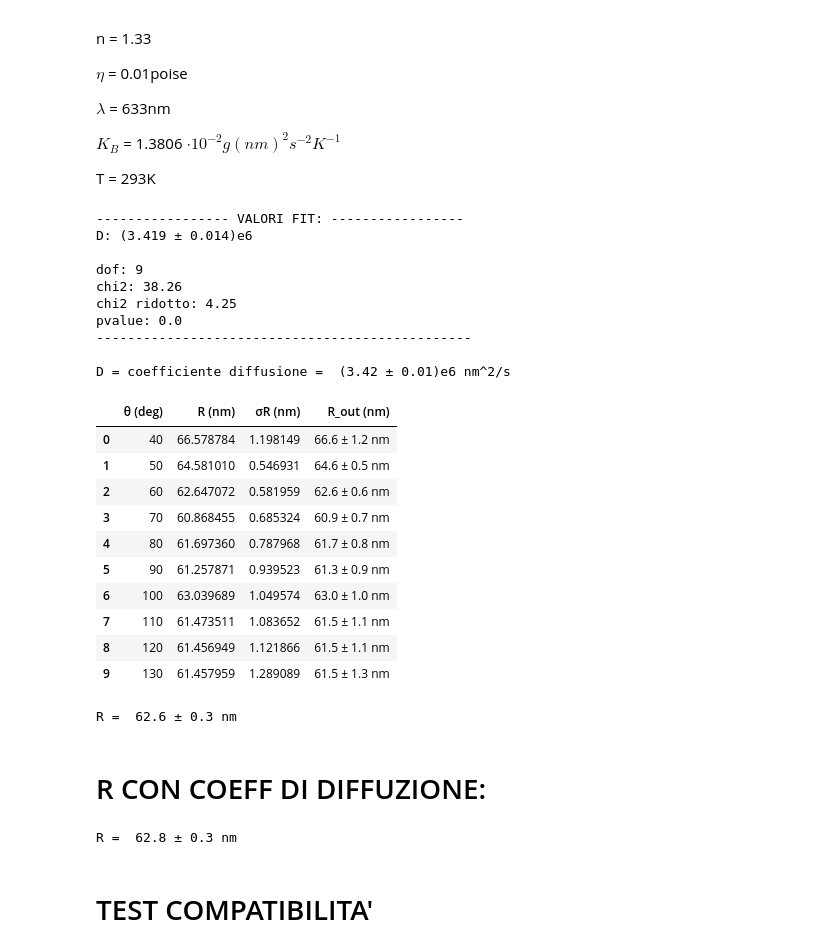
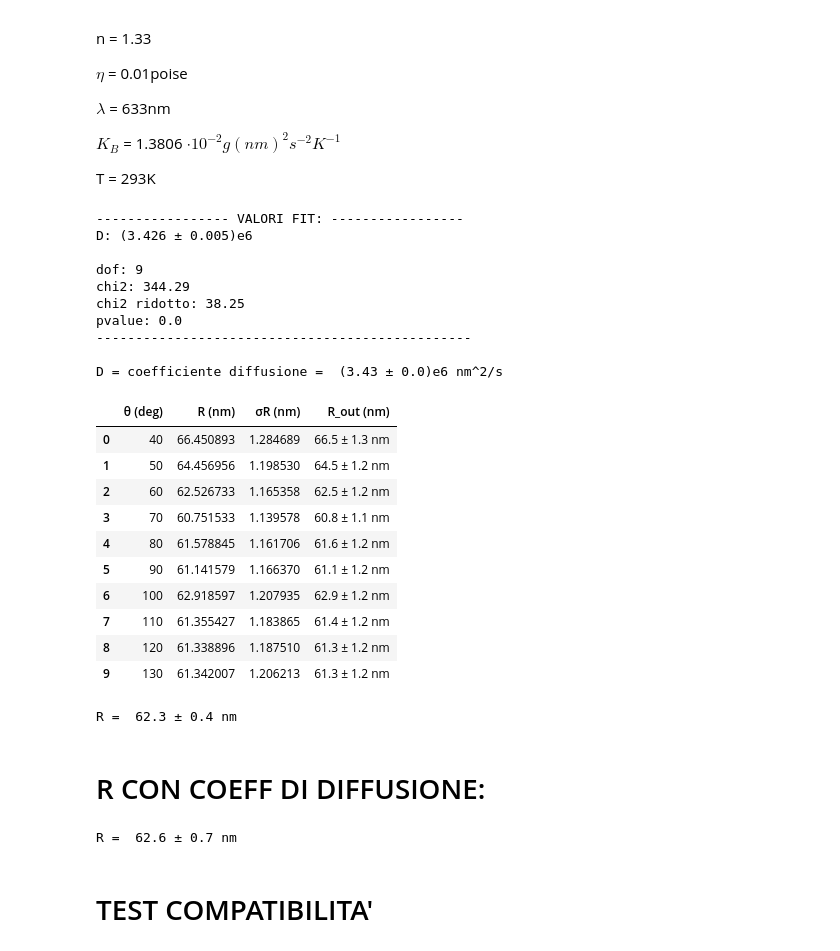
Before and after one commit to chiara22codini/LaboratorioBiofisica, a Jupyter notebook: SCATTERING/theta 2.ipynb, the cells around one changed output. Drawn from its saved outputs; the diff is of its cells as text; code cells hidden in the pictures.

```diff
--- a/SCATTERING/theta 2.ipynb
+++ b/SCATTERING/theta 2.ipynb
@@ -46,7 +46,7 @@ for θ in TETA:
     # print(read.columns[2:12])
 
     read = read[(read['Lag [ms]'] >= 0.1) & (read['Lag [ms]'] <= 10)]
-    read['std'] = read.loc[:, read.columns[2:12]].std(axis=1) # / np.sqrt(10 - 1)
+    read['std'] = read.loc[:, read.columns[2:12]].std(axis=1) / np.sqrt(10 - 1)
 
     t = read['Lag [ms]'].to_numpy()/1000
     g = read['Average'].to_numpy()
@@ -69,10 +69,13 @@ TETA = np.array(TETA)
 # plt.show()
 # %%
 # Constants
-n = 1.3317 # index of refraction
+n = 1.33 # index of refraction
+sigman = 0.01 # uncertainty of the index of refraction
 η = 10**-9  # g/(nm*s) viscosity of water
-λ = 633  # nm wavelength of the laser
+sigmaη = 0.01 * 10**-9  # uncertainty of the viscosity of water
+λ = 632.8  # nm wavelength of the laser
 T = 293  # K temperature
+sigmaT = 1  # K uncertainty of the temperature
 KB = 1.3806e-2  # g (nm)^2 / s^2 K boltzmann constant
 # %% [markdown]
 # INTERPOLAZIONE
@@ -259,15 +262,15 @@ D,σD = gammatetafit.values['D'],gammatetafit.errors['D']
 print('D = coefficiente diffusione = ',final_val(D,σD,2,exp=6,udm='nm^2/s'))
 # %% [output]
 ----------------- VALORI FIT: -----------------
-D: (3.419 ± 0.014)e6
+D: (3.426 ± 0.005)e6
 
 dof: 9
-chi2: 38.26
-chi2 ridotto: 4.25
+chi2: 344.29
+chi2 ridotto: 38.25
 pvalue: 0.0
 ------------------------------------------------
 
-D = coefficiente diffusione =  (3.42 ± 0.01)e6 nm^2/s
+D = coefficiente diffusione =  (3.43 ± 0.0)e6 nm^2/s
 # %%
 # plot fit gamma teta
 
@@ -331,34 +334,38 @@ fig.show()
 # %%
 def calculate_R(gamma, theta):
     theta_rad = np.radians(theta)
     R = (16 * np.pi * n**2 * T * KB * np.sin(theta_rad / 2)**2) / (3 * η * λ**2 * gamma)
     return R
 
-def calculate_sigma_R(gamma, sigma_gamma, theta):
+def calculate_sigma_R(gamma, sigma_gamma,sigmaT,sigmaη,sigman, theta):
     theta_rad = np.radians(theta)
-    sigma_R = (16 * np.pi * n**2 * T * KB * np.sin(theta_rad / 2)**2) / (3 * η * λ**2 * gamma**2) * sigma_gamma
+    term1 = (16 * np.pi * n**2 * T * KB * np.sin(theta_rad / 2)**2) / (3 * η * λ**2 * gamma**2) * sigma_gamma
+    term2 = (16 * np.pi * n**2 * KB * np.sin(theta_rad / 2)**2) / (3 * η * λ**2 * gamma) * sigmaT
+    term3 = (16 * np.pi * n**2 * T * KB * np.sin(theta_rad / 2)**2) / (3 * η**2 * λ**2 * gamma) * sigmaη
+    term4 = (32 * np.pi * n * T * KB * np.sin(theta_rad / 2)**2) / (3 * η * λ**2 * gamma) * sigman
+    sigma_R = np.sqrt(term1**2 + term2**2 + term3**2 + term4**2)
     return sigma_R
 
 # Calculate sigma_R for each gamma and theta
-sigma_R_values = np.array([calculate_sigma_R(gamma, sigma_gamma, theta) for gamma, sigma_gamma, theta in zip(GAMMA, sigmaGAMMA, TETA)])
+sigma_R_values = np.array([calculate_sigma_R(gamma, sigma_gamma,sigmaT,sigmaη,sigman, theta) for gamma, sigma_gamma, theta in zip(GAMMA, sigmaGAMMA, TETA)])
 
 # Calculate R for each gamma and theta
 R_values = np.array([calculate_R(gamma, theta) for gamma, theta in zip(GAMMA, TETA)])
 R_out = np.array([final_val(r,sr,1,udm='nm') for r,sr in zip(R_values,sigma_R_values)])
 R_values_df = pd.DataFrame({'θ (deg)': TETA, 'R (nm)': R_values,'σR (nm)': sigma_R_values,'R_out (nm)':R_out})
 display(R_values_df)
 # %% [output]
 |  | θ (deg) | R (nm) | σR (nm) | R_out (nm) |
-| 0 | 40 | 66.578784 | 1.198149 | 66.6 ± 1.2 nm |
-| 1 | 50 | 64.581010 | 0.546931 | 64.6 ± 0.5 nm |
-| 2 | 60 | 62.647072 | 0.581959 | 62.6 ± 0.6 nm |
-| 3 | 70 | 60.868455 | 0.685324 | 60.9 ± 0.7 nm |
-| 4 | 80 | 61.697360 | 0.787968 | 61.7 ± 0.8 nm |
-| 5 | 90 | 61.257871 | 0.939523 | 61.3 ± 0.9 nm |
-| 6 | 100 | 63.039689 | 1.049574 | 63.0 ± 1.0 nm |
-| 7 | 110 | 61.473511 | 1.083652 | 61.5 ± 1.1 nm |
-| 8 | 120 | 61.456949 | 1.121866 | 61.5 ± 1.1 nm |
-| 9 | 130 | 61.457959 | 1.289089 | 61.5 ± 1.3 nm |
+| 0 | 40 | 66.450893 | 1.284689 | 66.5 ± 1.3 nm |
+| 1 | 50 | 64.456956 | 1.198530 | 64.5 ± 1.2 nm |
+| 2 | 60 | 62.526733 | 1.165358 | 62.5 ± 1.2 nm |
+| 3 | 70 | 60.751533 | 1.139578 | 60.8 ± 1.1 nm |
+| 4 | 80 | 61.578845 | 1.161706 | 61.6 ± 1.2 nm |
+| 5 | 90 | 61.141579 | 1.166370 | 61.1 ± 1.2 nm |
+| 6 | 100 | 62.918597 | 1.207935 | 62.9 ± 1.2 nm |
+| 7 | 110 | 61.355427 | 1.183865 | 61.4 ± 1.2 nm |
+| 8 | 120 | 61.338896 | 1.187510 | 61.3 ± 1.2 nm |
+| 9 | 130 | 61.342007 | 1.206213 | 61.3 ± 1.2 nm |
 # %%
 R = np.average(R_values,weights=1/sigma_R_values**2)
 
@@ -372,16 +379,16 @@ R = np.average(R_values,weights=1/sigma_R_values**2)
 
 print('R = ',final_val(R,σR,1,udm='nm'))
 # %% [output]
-R =  62.6 ± 0.3 nm
+R =  62.3 ± 0.4 nm
 # %% [markdown]
-# R CON COEFF DI DIFFUZIONE:
+# R CON COEFF DI DIFFUSIONE:
 # %%
 R = KB*T/(6*np.pi*η*D)
-σR = R*(σD/D)
+σR = R*np.sqrt((sigmaT/T)**2 + (sigmaη/η)**2 + (σD/D)**2)
 
 print('R = ',final_val(R,σR,1,udm='nm'))
 # %% [output]
-R =  62.8 ± 0.3 nm
+R =  62.6 ± 0.7 nm
 # %% [markdown]
 # TEST COMPATIBILITA'
 # %%
```
Also changed, not shown: parts of 3 cells of this notebook.
